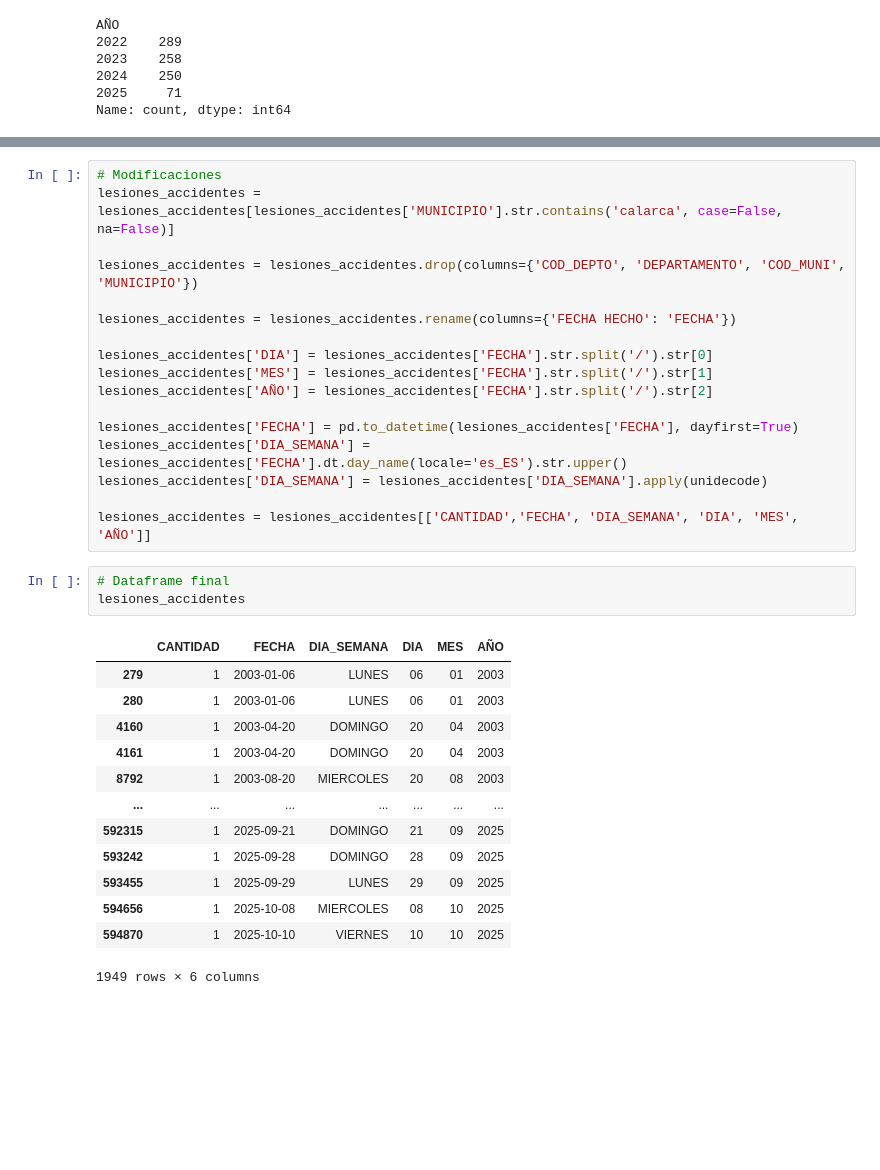
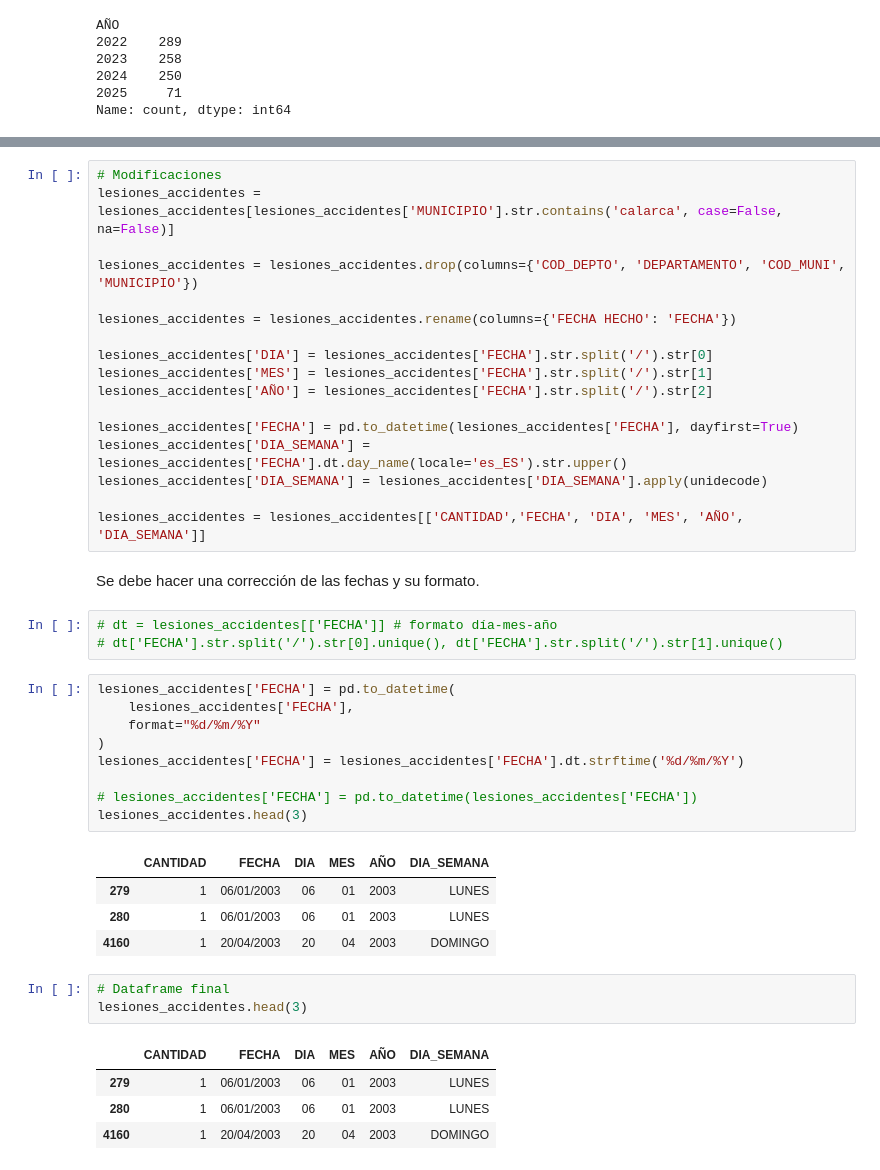
Before and after one commit to Datos-al-Ecosistema-2025-Grupo-190/calarca-en-ruedas, a Jupyter notebook: src/estandarizacion.ipynb, the cells around one changed output, grey strips where cells are left out. Cells and saved outputs as stored; diff of their text form; blank space fills up the shorter version.

```diff
--- a/src/estandarizacion.ipynb
+++ b/src/estandarizacion.ipynb
@@ -293,22 +243,32 @@ lesiones_accidentes['FECHA'] = pd.to_datetime(lesiones_accidentes['FECHA'], dayf
 lesiones_accidentes['DIA_SEMANA'] = lesiones_accidentes['FECHA'].dt.day_name(locale='es_ES').str.upper()
 lesiones_accidentes['DIA_SEMANA'] = lesiones_accidentes['DIA_SEMANA'].apply(unidecode)
 
-lesiones_accidentes = lesiones_accidentes[['CANTIDAD','FECHA', 'DIA_SEMANA', 'DIA', 'MES', 'AÑO']]
+lesiones_accidentes = lesiones_accidentes[['CANTIDAD','FECHA', 'DIA', 'MES', 'AÑO', 'DIA_SEMANA']]
+# %% [markdown]
+Se debe hacer una corrección de las fechas y su formato.
+# %%
+# dt = lesiones_accidentes[['FECHA']] # formato día-mes-año
+# dt['FECHA'].str.split('/').str[0].unique(), dt['FECHA'].str.split('/').str[1].unique()
+# %%
+lesiones_accidentes['FECHA'] = pd.to_datetime(
+    lesiones_accidentes['FECHA'],
+    format="%d/%m/%Y"
+)
+lesiones_accidentes['FECHA'] = lesiones_accidentes['FECHA'].dt.strftime('%d/%m/%Y')
+
+# lesiones_accidentes['FECHA'] = pd.to_datetime(lesiones_accidentes['FECHA'])
+lesiones_accidentes.head(3)
+# %% [output]
+|  | CANTIDAD | FECHA | DIA | MES | AÑO | DIA_SEMANA |
+| 279 | 1 | 06/01/2003 | 06 | 01 | 2003 | LUNES |
+| 280 | 1 | 06/01/2003 | 06 | 01 | 2003 | LUNES |
+| 4160 | 1 | 20/04/2003 | 20 | 04 | 2003 | DOMINGO |
 # %%
 # Dataframe final
-lesiones_accidentes
+lesiones_accidentes.head(3)
 # %% [output]
-|  | CANTIDAD | FECHA | DIA_SEMANA | DIA | MES | AÑO |
-| 279 | 1 | 2003-01-06 | LUNES | 06 | 01 | 2003 |
-| 280 | 1 | 2003-01-06 | LUNES | 06 | 01 | 2003 |
-| 4160 | 1 | 2003-04-20 | DOMINGO | 20 | 04 | 2003 |
-| 4161 | 1 | 2003-04-20 | DOMINGO | 20 | 04 | 2003 |
-| 8792 | 1 | 2003-08-20 | MIERCOLES | 20 | 08 | 2003 |
-| ... | ... | ... | ... | ... | ... | ... |
-| 592315 | 1 | 2025-09-21 | DOMINGO | 21 | 09 | 2025 |
-| 593242 | 1 | 2025-09-28 | DOMINGO | 28 | 09 | 2025 |
-| 593455 | 1 | 2025-09-29 | LUNES | 29 | 09 | 2025 |
-| 594656 | 1 | 2025-10-08 | MIERCOLES | 08 | 10 | 2025 |
-| 594870 | 1 | 2025-10-10 | VIERNES | 10 | 10 | 2025 |
+|  | CANTIDAD | FECHA | DIA | MES | AÑO | DIA_SEMANA |
+| 279 | 1 | 06/01/2003 | 06 | 01 | 2003 | LUNES |
+| 280 | 1 | 06/01/2003 | 06 | 01 | 2003 | LUNES |
+| 4160 | 1 | 20/04/2003 | 20 | 04 | 2003 | DOMINGO |
-1949 rows × 6 columns
 # %%
```
Also changed, not shown: parts of 68 cells of this notebook, 1 other file.
